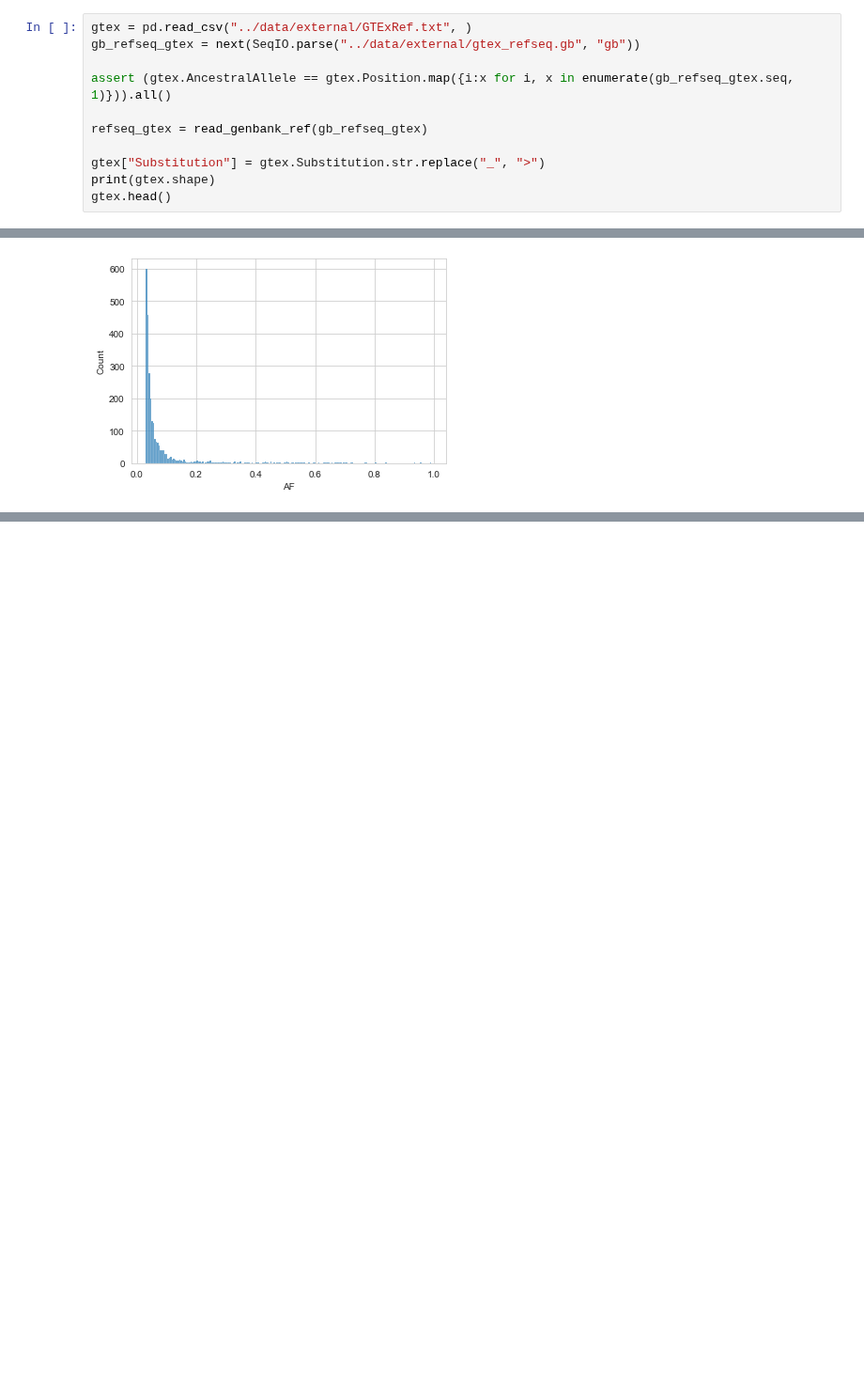
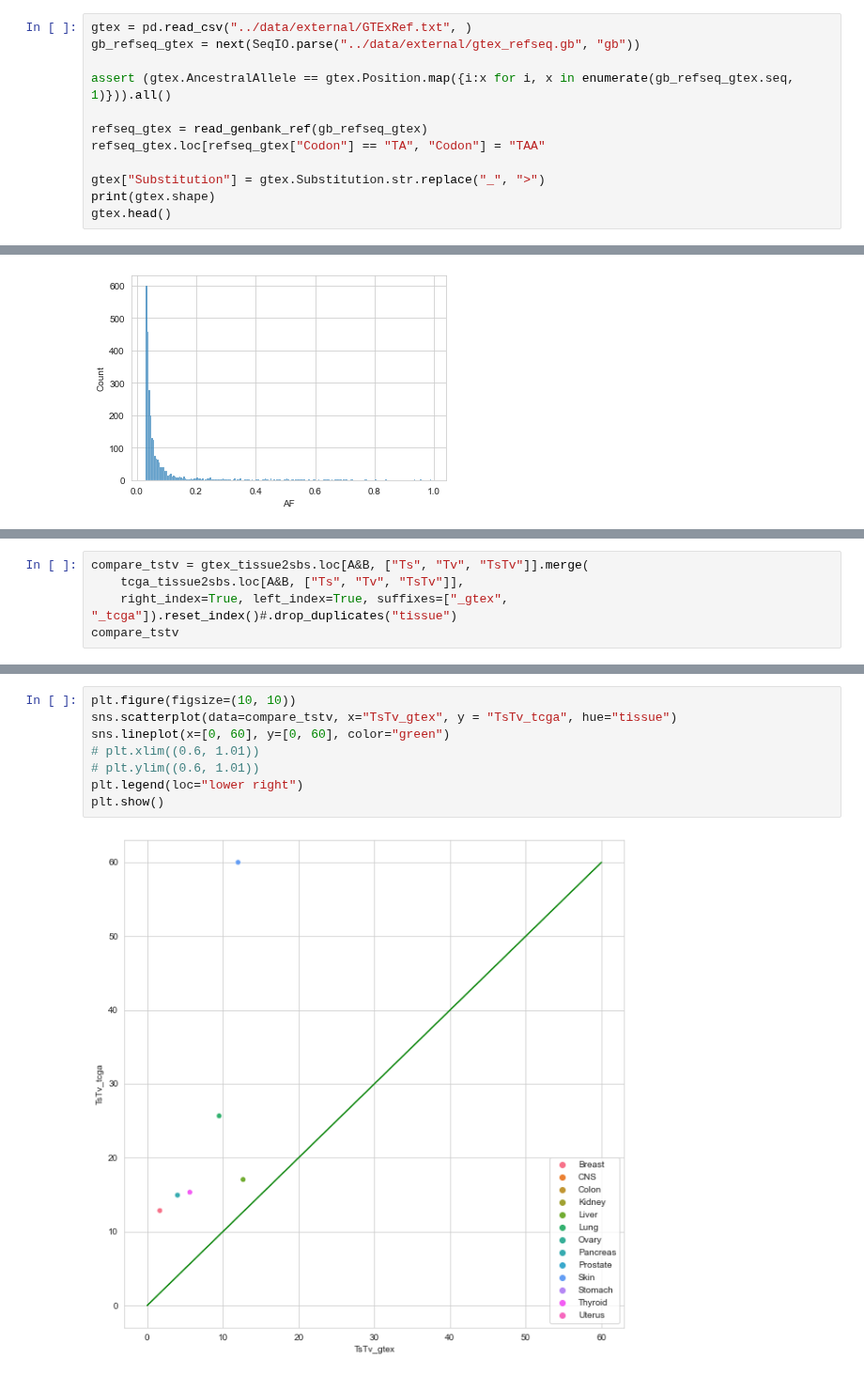
Before and after one commit to mitoclub/mtdnaMutSpecOfCancers, a Jupyter notebook: notebooks/stem_workers.ipynb, the cells around one changed output, grey strips where cells are left out. Shown at 94% size. Drawn from its saved outputs; the diff is of its cells as text; blank space fills up the shorter version.

```diff
--- a/notebooks/stem_workers.ipynb
+++ b/notebooks/stem_workers.ipynb
@@ -42,6 +60,7 @@ gb_refseq_gtex = next(SeqIO.parse("../data/external/gtex_refseq.gb", "gb"))
 assert (gtex.AncestralAllele == gtex.Position.map({i:x for i, x in enumerate(gb_refseq_gtex.seq, 1)})).all()
 
 refseq_gtex = read_genbank_ref(gb_refseq_gtex)
+refseq_gtex.loc[refseq_gtex["Codon"] == "TA", "Codon"] = "TAA"
 
 gtex["Substitution"] = gtex.Substitution.str.replace("_", ">")
 print(gtex.shape)
@@ -86,0 +340,5 @@ plot_mutspec12(calculate_mutspec(gtex_filtered, exp12["all"]), ticksize=11, font
+# %%
+compare_tstv = gtex_tissue2sbs.loc[A&B, ["Ts", "Tv", "TsTv"]].merge(
+    tcga_tissue2sbs.loc[A&B, ["Ts", "Tv", "TsTv"]],
+    right_index=True, left_index=True, suffixes=["_gtex", "_tcga"]).reset_index()#.drop_duplicates("tissue")
+compare_tstv
@@ -86,0 +364,10 @@ plot_mutspec12(calculate_mutspec(gtex_filtered, exp12["all"]), ticksize=11, font
+# %%
+plt.figure(figsize=(10, 10))
+sns.scatterplot(data=compare_tstv, x="TsTv_gtex", y = "TsTv_tcga", hue="tissue")
+sns.lineplot(x=[0, 60], y=[0, 60], color="green")
+# plt.xlim((0.6, 1.01))
+# plt.ylim((0.6, 1.01))
+plt.legend(loc="lower right")
+plt.show()
+# %% [output]
+[figure, added]
```
Also changed, not shown: parts of 26 cells of this notebook, 2 other files.
